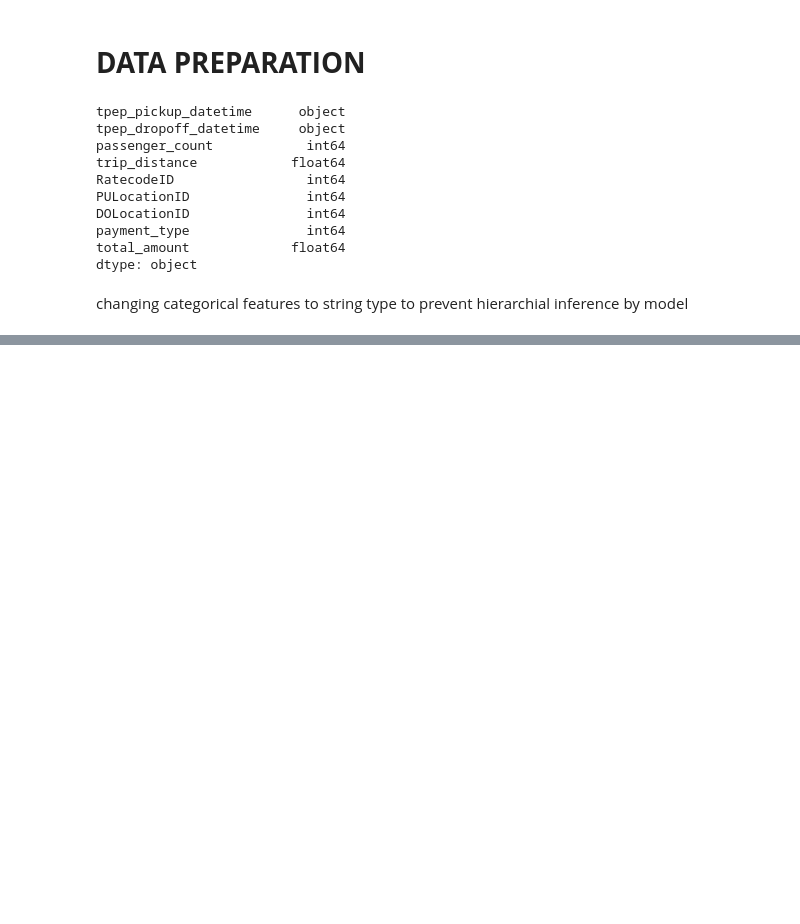
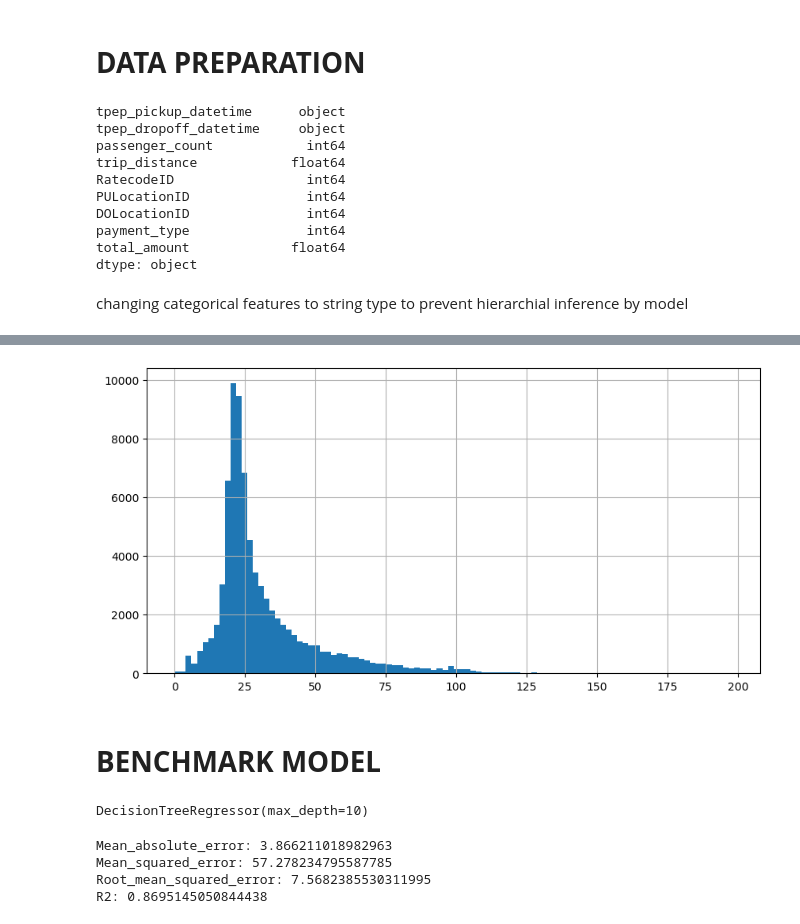
Before and after one commit to rgv-k/New-York-Taxi-Analysis, a Jupyter notebook: Presentable Notebook.ipynb, the cells around one changed output, grey strips where cells are left out. Drawn from its saved outputs; the diff is of its cells as text; code cells hidden in the pictures; blank space fills up the shorter version.

Commit message:
Benchmark Model

```diff
--- a/Presentable Notebook.ipynb
+++ b/Presentable Notebook.ipynb
@@ -355,0 +405,7 @@ dtype: object
+# %%
+_ = taxi_groupedby_region['total_amount'].hist(figsize = (10,5), bins=100)
+plt.show()
+# %% [output]
+[figure, added]
+# %% [markdown]
+<h1><b>BENCHMARK MODEL</b></h1>
@@ -355,0 +427,23 @@ dtype: object
+# %%
+from sklearn.tree import DecisionTreeRegressor
+
+model = DecisionTreeRegressor(max_depth=10)
+model.fit(X_Train, Y_Train)
+# %% [output]
+DecisionTreeRegressor(max_depth=10)
+# %%
+current_model = model
+y_pred = current_model.predict(X_Test)
+
+from math import sqrt
+from sklearn.metrics import mean_absolute_error, accuracy_score, mean_squared_error, r2_score
+
+print('Mean_absolute_error:', mean_absolute_error(Y_Test, y_pred))
+print('Mean_squared_error:', mean_squared_error(Y_Test, y_pred))
+print('Root_mean_squared_error:', sqrt(mean_squared_error(Y_Test, y_pred)))
+print('R2:', r2_score(Y_Test, y_pred))
+# %% [output]
+Mean_absolute_error: 3.866211018982963
+Mean_squared_error: 57.278234795587785
+Root_mean_squared_error: 7.5682385530311995
+R2: 0.8695145050844438
```
Also changed, not shown: parts of 11 cells of this notebook.
